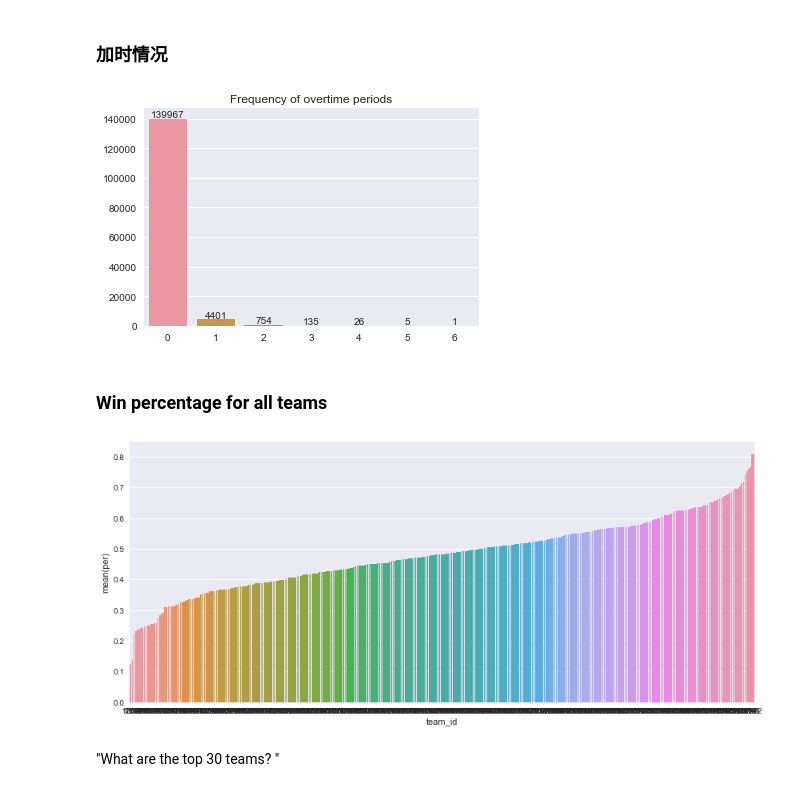
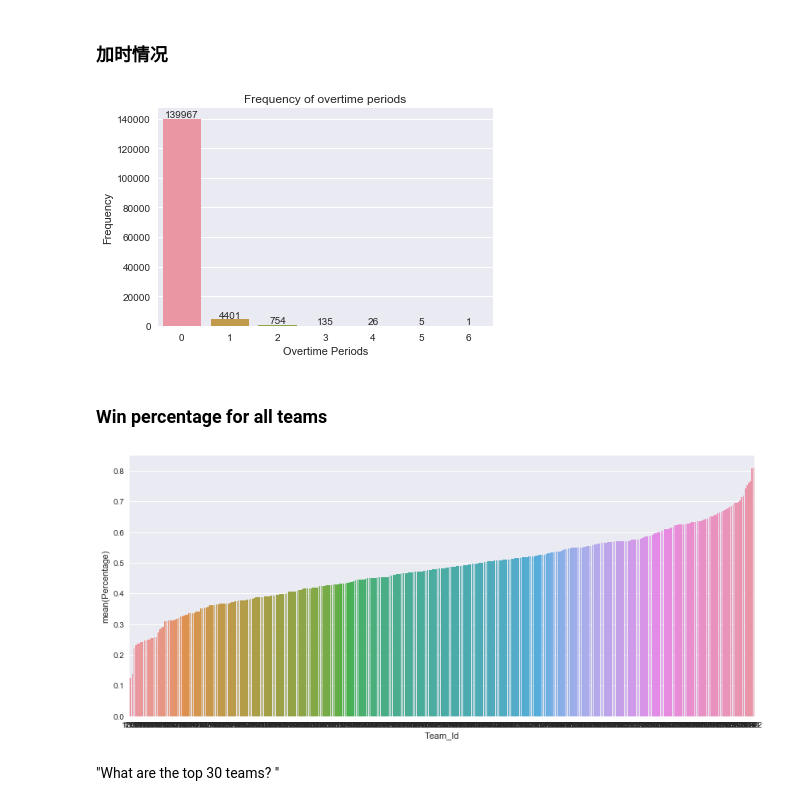
Before and after one commit to coder-ss/ml-learn, a Jupyter notebook: kaggle/MMLM2017/explore.ipynb, the cells around one changed output. Saved outputs shown, nothing was run; the diff lists cells and outputs as text; code cells hidden in the pictures.

```diff
--- a/kaggle/MMLM2017/explore.ipynb
+++ b/kaggle/MMLM2017/explore.ipynb
@@ -69,45 +60,38 @@ plt.show()
 # %%
 # 取 Numot 列，并计数
 se_num_ot = df_rscr['Numot'].value_counts()
+
 # 绘制bar plot
-# plt.subplots(figsize=(12, 8))
 ax = sns.barplot(list(se_num_ot.axes[0]), se_num_ot.values)
 # 写具体的值
 for p in ax.patches:
     height = p.get_height()
     ax.text(p.get_x()+p.get_width()/2., height + 1000, '{:1.0f}'.format(height), ha="center")
 # 标题
-ax.set_title('Frequency of overtime periods')
+ax.set(xlabel='Overtime Periods', ylabel='Frequency', title='Frequency of overtime periods')
 plt.show()
 # %% [output]
-[figure, old version]
+[figure, new version]
 # %% [markdown]
 ### Win percentage for all teams
-# %%
-# 取 Wteam、Lteam 列，并计数
-se_win_team = df_rscr['Wteam'].value_counts()
-se_loss_team = df_rscr['Lteam'].value_counts()
-
-teams_id = list(se_loss_team.axes[0])
-
-# 计算胜率
-df_win_per = pd.DataFrame(index=np.array(teams_id), columns=['team_id', 'win_num', 'loss_num', 'per', 'team_name'])
-for team_id in teams_id:
-    df_win_per.loc[team_id]['team_id'] = team_id
-    df_win_per.loc[team_id]['win_num'] = se_win_team[team_id]
-    df_win_per.loc[team_id]['loss_num'] = se_loss_team[team_id]
-    df_win_per.loc[team_id]['per'] = se_win_team[team_id] / (se_win_team[team_id] + se_loss_team[team_id])
-    df_win_per.loc[team_id]['team_name'] = df_teams.loc[df_teams['Team_Id'] == team_id].iloc[0]['Team_Name']
-
-# 排序
-df_win_per = df_win_per.sort_values('per')
-
-# 绘图
-plt.subplots(figsize=(14, 6))
-sns.barplot(x='team_id', y='per', data=df_win_per, order=list(df_win_per['per'].axes[0]))
-plt.show()
-# %% [output]
-[figure, removed]
+# %%
+#分别统计每个球队的胜负场次，然后合并
+df_win_per = pd.merge(
+    df_rscr['Wteam'].value_counts().reset_index(),
+    df_rscr['Lteam'].value_counts().reset_index(),
+    on='index')
+df_win_per.columns = ['Team_Id', 'Win', 'Loss']
+# 计算胜率
+df_win_per['Percentage'] = df_win_per['Win'] / (df_win_per['Win'] + df_win_per['Loss'])
+# 球队名字
+df_win_per = pd.merge(df_win_per, df_teams, on='Team_Id').sort_values('Percentage')
+
+# 绘图
+plt.subplots(figsize=(14, 6))
+sns.barplot(x='Team_Id', y='Percentage', data=df_win_per, order=list(df_win_per['Team_Id']))
+plt.show()
+# %% [output]
+[figure, added]
 # %% [markdown]
 "What are the top 30 teams? "
 # %%
```
Also changed, not shown: parts of 10 cells of this notebook.
